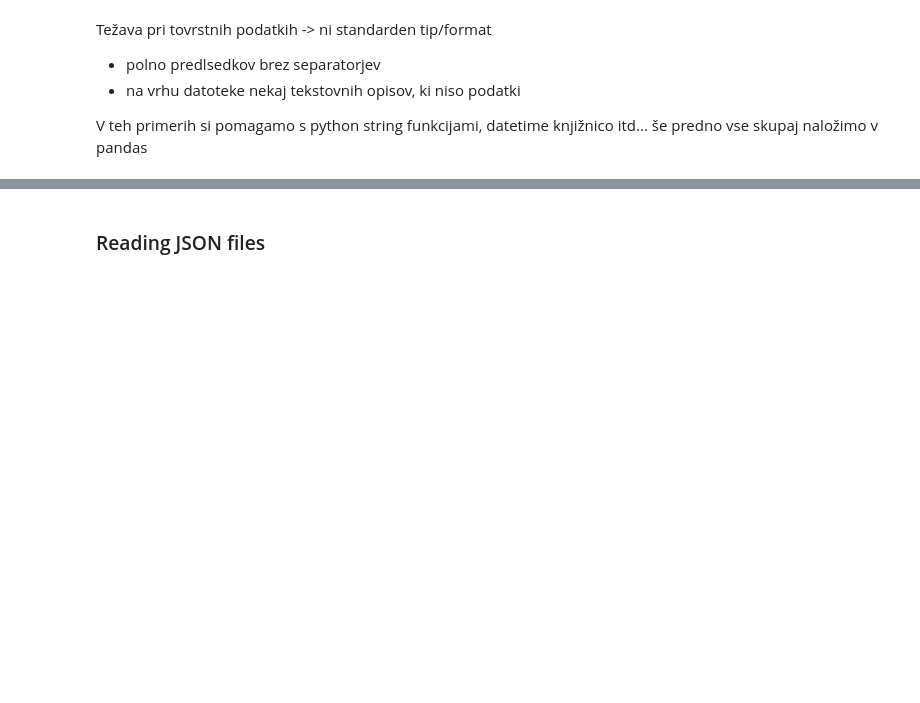
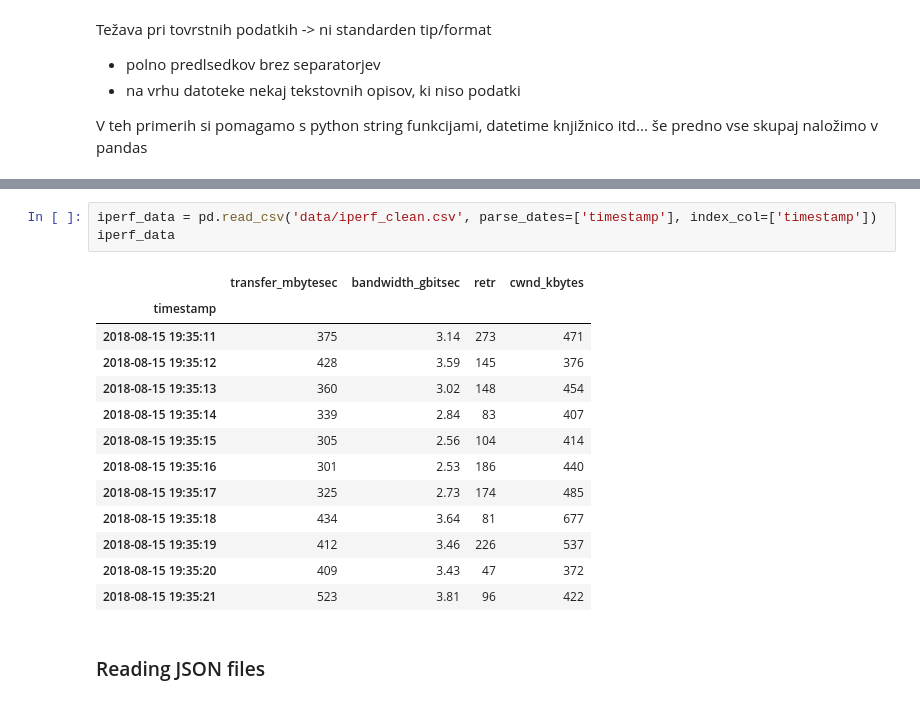
Before and after one commit to mihajlov123/python-analitika-notes, a Jupyter notebook: Del_07_Uvoz_podatkov/07_Uvoz_podatkov_CLEAN.ipynb, the cells around one changed output, grey strips where cells are left out. Drawn from its saved outputs; the diff is of its cells as text; blank space fills up the shorter version.

```diff
--- a/Del_07_Uvoz_podatkov/07_Uvoz_podatkov_CLEAN.ipynb
+++ b/Del_07_Uvoz_podatkov/07_Uvoz_podatkov_CLEAN.ipynb
@@ -327,3 +383,20 @@ V teh primerih si pomagamo s python string funkcijami, datetime knjižnico itd..
+# %%
+iperf_data = pd.read_csv('data/iperf_clean.csv', parse_dates=['timestamp'], index_col=['timestamp'])
+iperf_data
+# %% [output]
+|  | transfer_mbytesec | bandwidth_gbitsec | retr | cwnd_kbytes |
+| timestamp |  |  |  |  |
+| 2018-08-15 19:35:11 | 375 | 3.14 | 273 | 471 |
+| 2018-08-15 19:35:12 | 428 | 3.59 | 145 | 376 |
+| 2018-08-15 19:35:13 | 360 | 3.02 | 148 | 454 |
+| 2018-08-15 19:35:14 | 339 | 2.84 | 83 | 407 |
+| 2018-08-15 19:35:15 | 305 | 2.56 | 104 | 414 |
+| 2018-08-15 19:35:16 | 301 | 2.53 | 186 | 440 |
+| 2018-08-15 19:35:17 | 325 | 2.73 | 174 | 485 |
+| 2018-08-15 19:35:18 | 434 | 3.64 | 81 | 677 |
+| 2018-08-15 19:35:19 | 412 | 3.46 | 226 | 537 |
+| 2018-08-15 19:35:20 | 409 | 3.43 | 47 | 372 |
+| 2018-08-15 19:35:21 | 523 | 3.81 | 96 | 422 |
 # %% [markdown]
 ### Reading JSON files
 # %% [markdown]
```
Also changed, not shown: parts of 17 cells of this notebook, 4 other files.
